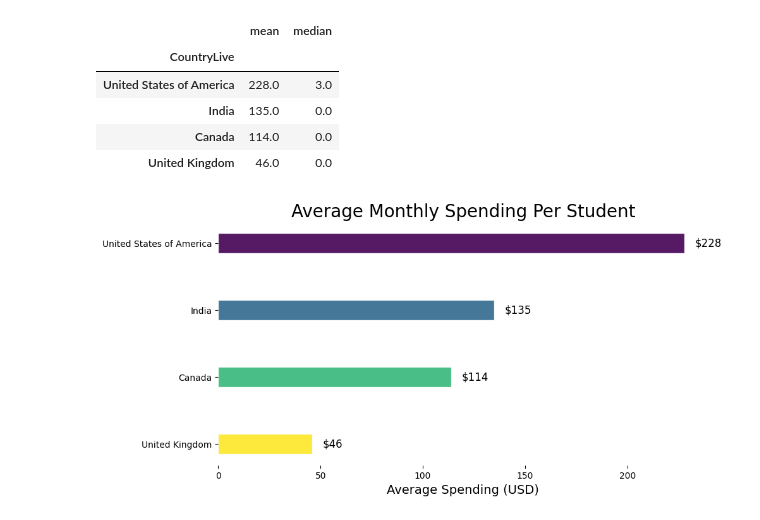
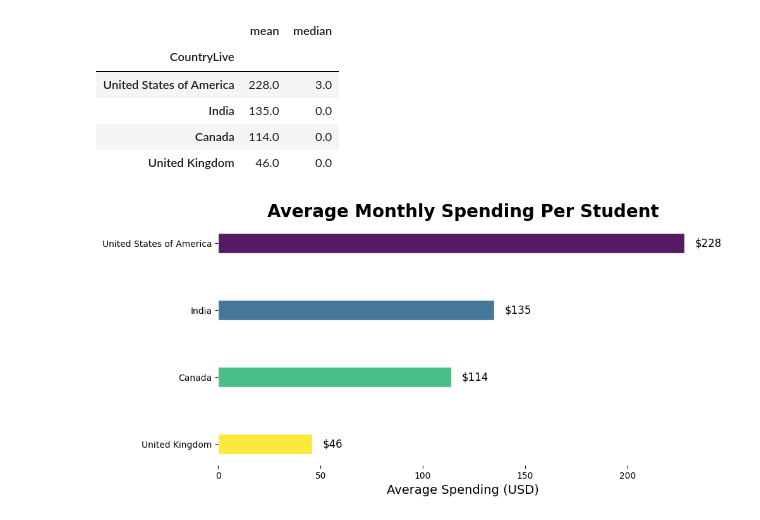
Before and after one commit to MuhammadAwon/datascience-projects, a Jupyter notebook: Projects/finding-best-markets-to-advertise/best-markets-to-advertise.ipynb, the cells around one changed output. Saved outputs shown, nothing was run; the diff lists cells and outputs as text; code cells hidden in the pictures.

```diff
--- a/Projects/finding-best-markets-to-advertise/best-markets-to-advertise.ipynb
+++ b/Projects/finding-best-markets-to-advertise/best-markets-to-advertise.ipynb
@@ -321,13 +321,13 @@ bars2 = ax2.barh(y=top_roles['RoleName'], width=top_roles['Count%'], color=cmap(
 ax2.invert_yaxis()
 
 # Set titles and axis labels for both plots
-ax1.set_title('No. of Courses vs. % of Coders Interest', size=16)
+ax1.set_title('No. of Courses vs. % of Coders Interest', weight='bold', size=18)
 ax1.set_xlabel('Number of Courses Selected', size=14)
 ax1.set_ylabel('Coders Interest (%)', size=14)
 ax1.tick_params(axis='x', labelsize=14)
 ax1.tick_params(axis='y', labelsize=14)
 
-ax2.set_title('10 Most Preferred Courses', size=16)
+ax2.set_title('10 Most Preferred Courses', weight='bold', size=18)
 ax2.set_xlabel('Coders Interest (%)', size=14)
 ax2.tick_params(axis='x', labelsize=14)
 ax2.tick_params(axis='y', labelsize=14)
@@ -351,7 +351,7 @@ for bar in bars2:
                  xytext=(3, 0), textcoords="offset points", ha='left', va='center', size=12)
 
 # Set common title for both plots
-fig.suptitle('Distribution of Preferred Courses among Coders', size=20)
+fig.suptitle('Distribution of Preferred Courses among Coders', weight='bold', size=20)
 
 plt.tight_layout()
 plt.show()
@@ -400,7 +400,7 @@ fig, ax = plt.subplots(figsize=(10, 2))
 ax.barh(y=jobs_freq_indexes, width=jobs_percent, color='tab:blue', alpha=0.8)
 
 # Set title and axis labels
-ax.set_title('Coders interested in Web or Mobile Development', size=20)
+ax.set_title('Coders interested in Web or Mobile Development', weight='bold', size=20)
 ax.set_xlabel('% of Coders', size=14)
 ax.set_xticks([])
 ax.tick_params(axis='y', labelsize=12, left=False)
@@ -485,7 +485,7 @@ ax.barh(y=['2% or above', 'Below 2%'],
         width=[above_2_count, below_2_count],
         color='tab:blue', alpha=0.8)
 
-ax.set_title('Countries with 2% or More Respondents', size=20)
+ax.set_title('Countries with 2% or More Respondents', weight='bold', size=20)
 ax.tick_params(axis='y', labelsize=12, left=False)
 ax.set_xticks([])
 ax.set_xlabel('Count', size=14)
@@ -527,7 +527,7 @@ for bar in bars:
     plt.text(1.05*width, bar.get_y() + 0.25, f'{width:.1f}%', ha='center', va='center', fontsize=12)
 
 # Add title and axis labels
-ax.set_title('Distribution of Coders among Top 8 Countries', size=20)
+ax.set_title('Distribution of Coders among Top 8 Countries', weight='bold', size=20)
 ax.set_xlabel('Percentage of Coders', size=14)
 
 # Set x-axis tick format to percentage
@@ -615,32 +615,32 @@ student_spending
 # %%
 # Create the horizontal bar plot
 fig, ax = plt.subplots(figsize=(10, 5))
 
 # Get the number of bars to plot
 num_bars = len(student_spending)
 
 bars = ax.barh(y=student_spending.index, width=student_spending['mean'],
                color=cmap(np.linspace(0, 1, num_bars)), height=0.3, alpha=0.9, edgecolor='white')
 
 # Add value labels
 for bar in bars:
     width = bar.get_width()
     plt.text(width + 5, bar.get_y() + 0.15, f'${width:.0f}', ha='left', va='center', fontsize=12)
 
 # Add title and axis labels
-ax.set_title('Average Monthly Spending Per Student', size=20)
+ax.set_title('Average Monthly Spending Per Student', weight='bold', size=20)
 ax.set_xlabel('Average Spending (USD)', size=14)
 
 # Invert the y-axis to show the bars in descending order
 ax.invert_yaxis()
 
 # Remove spines
 for side in ['top', 'right', 'bottom', 'left']:
     ax.spines[side].set_visible(False)
 
 plt.show()
 # %% [output]
-[figure, old version]
+[figure, new version]
 # %% [markdown]
 Based on our findings, we can see that the United States has the highest mean spending per month on learning programming among the four countries surveyed, with a value of \\$228. However, the median spending of the United States is only \\$3, indicating that a significant portion of the respondents spend little to nothing on learning programming. India and Canada also have relatively high mean spending per month, with values of \\$135 and \\$114 respectively, but similarly low median spending of \\$0. The United Kingdom has the lowest mean and median spending per month, with values of \\$46 and \\$0 respectively. These results suggest that while there are some individuals who spend a significant amount on learning programming, a large portion of respondents spend little to nothing, indicating a potential market for affordable programming courses.
 
```
Also changed, not shown: parts of 31 cells of this notebook.
